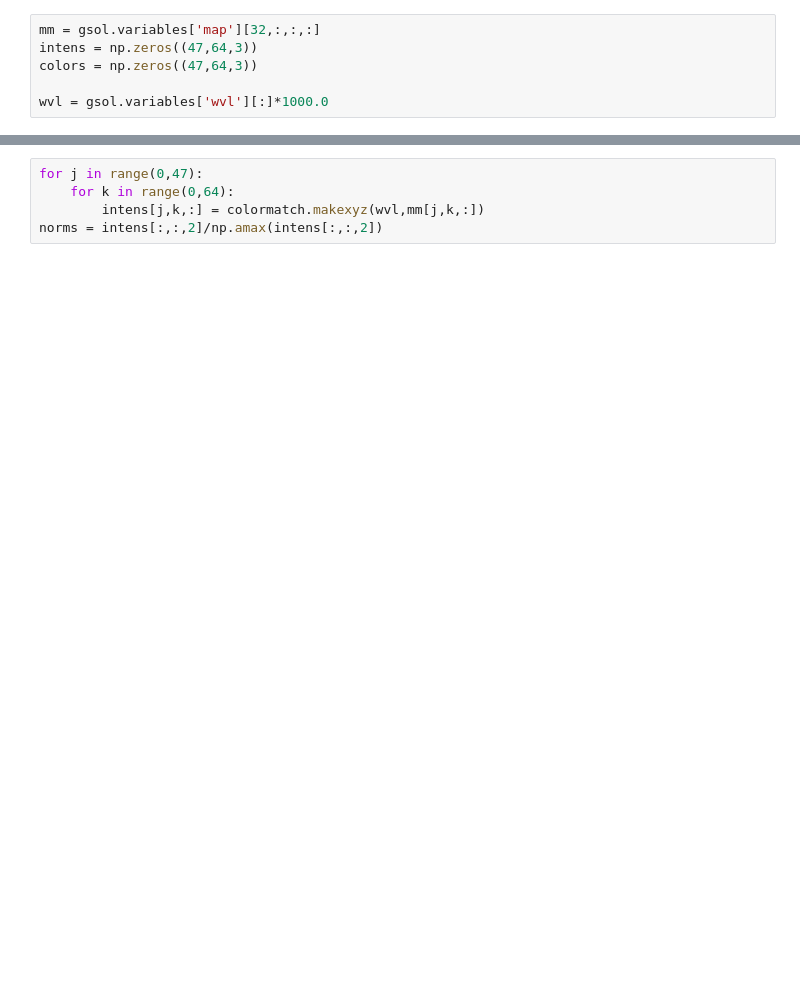
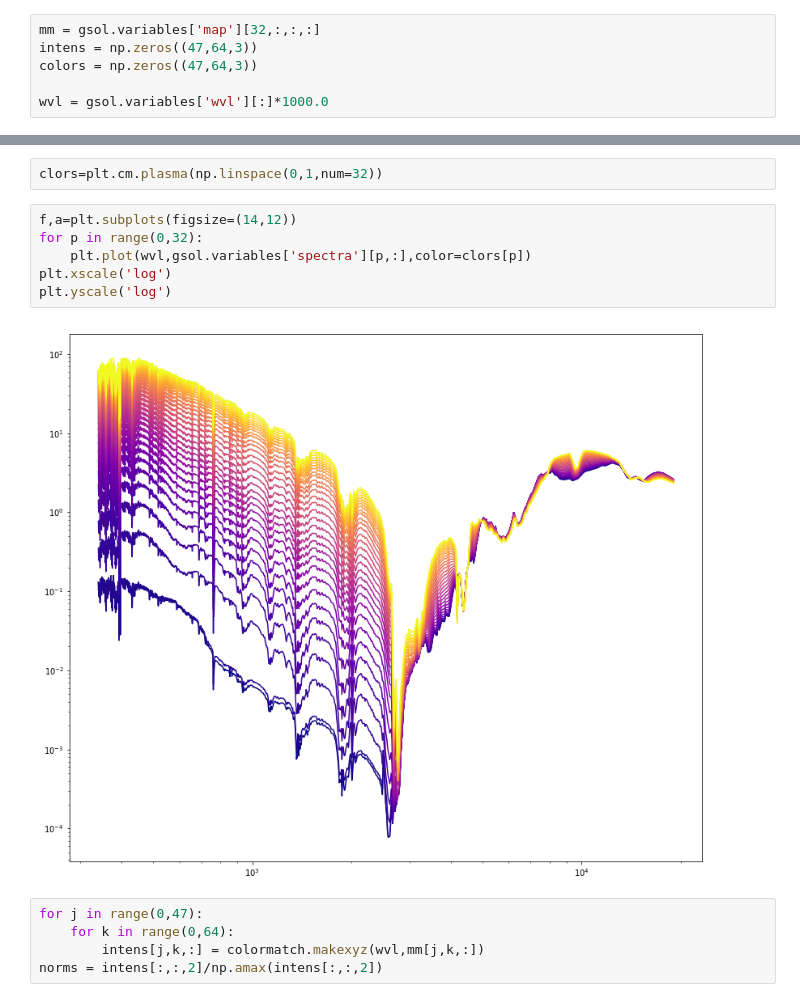
Before and after one commit to alphaparrot/GCMscope, a Jupyter notebook: colortest.ipynb, the cells around one changed output, grey strips where cells are left out. Saved outputs shown, nothing was run; the diff lists cells and outputs as text; blank space fills up the shorter version.

```diff
--- a/colortest.ipynb
+++ b/colortest.ipynb
@@ -163,3 +164,13 @@ wvl[0]
+# %%
+clors=plt.cm.plasma(np.linspace(0,1,num=32))
+# %%
+f,a=plt.subplots(figsize=(14,12))
+for p in range(0,32):
+    plt.plot(wvl,gsol.variables['spectra'][p,:],color=clors[p])
+plt.xscale('log')
+plt.yscale('log')
+# %% [output]
+[figure, added]
 # %%
 for j in range(0,47):
     for k in range(0,64):
```
Also changed, not shown: parts of 47 cells of this notebook, 1 other file.
